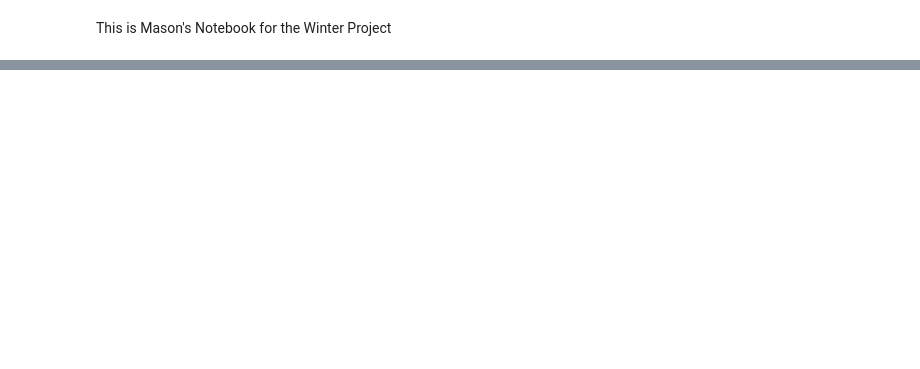
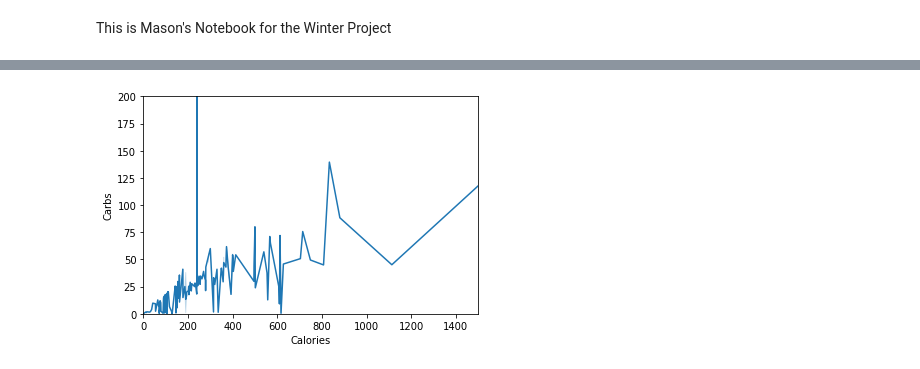
Before and after one commit to Davis-Data-Science-Club/winter_proj, a Jupyter notebook: winter_proj.ipynb, the cells around one changed output, grey strips where cells are left out. Drawn from its saved outputs; the diff is of its cells as text; code cells hidden in the pictures; blank space fills up the shorter version.

```diff
--- a/winter_proj.ipynb
+++ b/winter_proj.ipynb
@@ -110,0 +150,6 @@ Tercero.to_csv('TerceroMeal.csv')
+# %%
+carbsVsCalories = sns.lineplot(x=Tercero['Calories'], y=Tercero['Carbs'], data = Tercero)
+carbsVsCalories.set(xlim=(0, 1500) , ylim=(0,200))
+plt.show()
+# %% [output]
+[figure, added]
```
Also changed, not shown: parts of 19 cells of this notebook, 1 other file.
